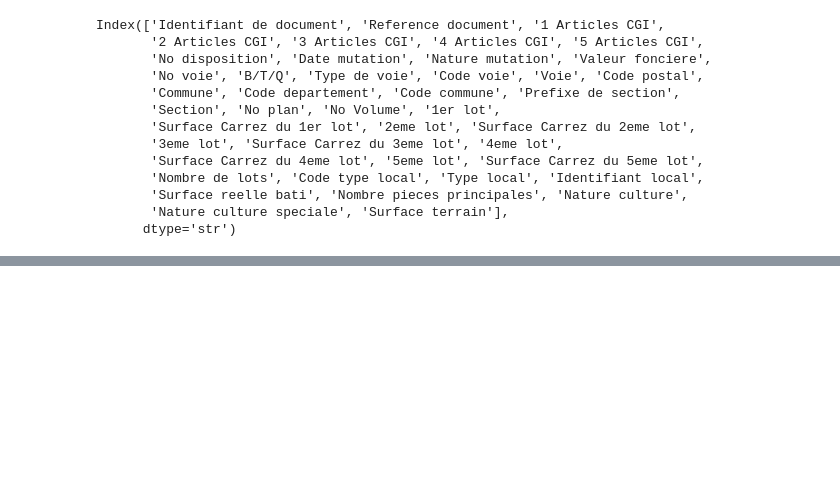
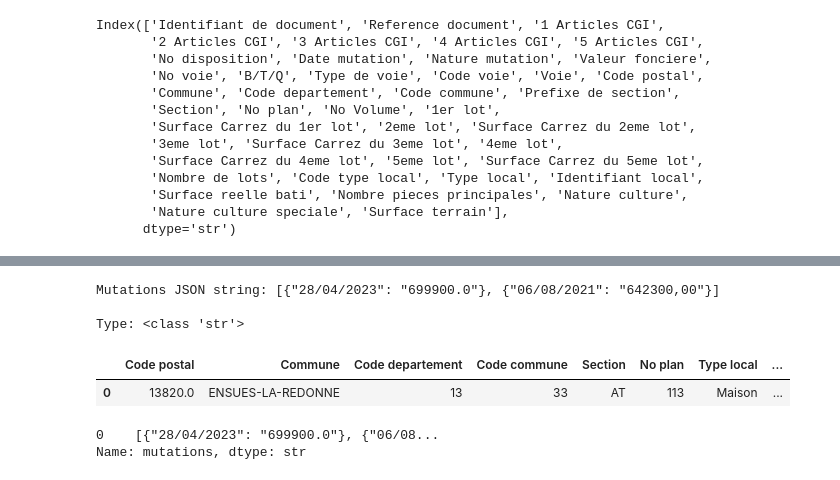
Before and after one commit to xvanausloos/ldi_dvf, a Jupyter notebook: notebooks/01_dvf_exploration.ipynb, the cells around one changed output, grey strips where cells are left out. Saved outputs shown, nothing was run; the diff lists cells and outputs as text; code cells hidden in the pictures; blank space fills up the shorter version.

```diff
--- a/notebooks/01_dvf_exploration.ipynb
+++ b/notebooks/01_dvf_exploration.ipynb
@@ -225,0 +237,52 @@ print(df_house1_m2)
+# %%
+# Create summary dataframe with house details and mutations as JSON string
+import json
+
+# 1. Choose which columns describe the house (same for all mutations)
+house_cols = [
+    "Code postal",
+    "Commune",
+    "Code departement",
+    "Code commune",
+    "Section",
+    "No plan",
+    "Type local",
+    "Surface reelle bati",
+    "Surface terrain",
+    "Nombre pieces principales"
+]
+
+# 2. Take house info from the first row (they all refer to the same house)
+house_info = df_house1_merged.iloc[0][house_cols].to_dict()
+
+# 3. Build mutations as list of key-value pairs: Date mutation -> Valeur fonciere
+# Each mutation becomes {"Date mutation": "Valeur fonciere"}
+mutations_list = [
+    {row["Date mutation"]: str(row["Valeur fonciere"])}
+    for _, row in df_house1_merged.iterrows()
+]
+
+# 4. Convert to JSON string
+mutations_json = json.dumps(mutations_list, ensure_ascii=False)
+
+# 5. Create a single-row dataframe with mutations as JSON string
+df_house_summary = pd.DataFrame([{
+    **house_info,
+    "mutations": mutations_json,
+}])
+
+print(f"Mutations JSON string: {mutations_json}")
+print(f"\nType: {type(mutations_json)}")
+df_house_summary
+# %% [output]
+Mutations JSON string: [{"28/04/2023": "699900.0"}, {"06/08/2021": "642300,00"}]
+
+Type: <class 'str'>
+|  | Code postal | Commune | Code departement | Code commune | Section | No plan | Type local | ... |
+| 0 | 13820.0 | ENSUES-LA-REDONNE | 13 | 33 | AT | 113 | Maison | ... |
+# %%
+# print df_house_summary "mutations" field in entirety
+print(df_house_summary["mutations"])
+# %% [output]
+0    [{"28/04/2023": "699900.0"}, {"06/08...
+Name: mutations, dtype: str
```
Also changed, not shown: parts of 11 cells of this notebook.
